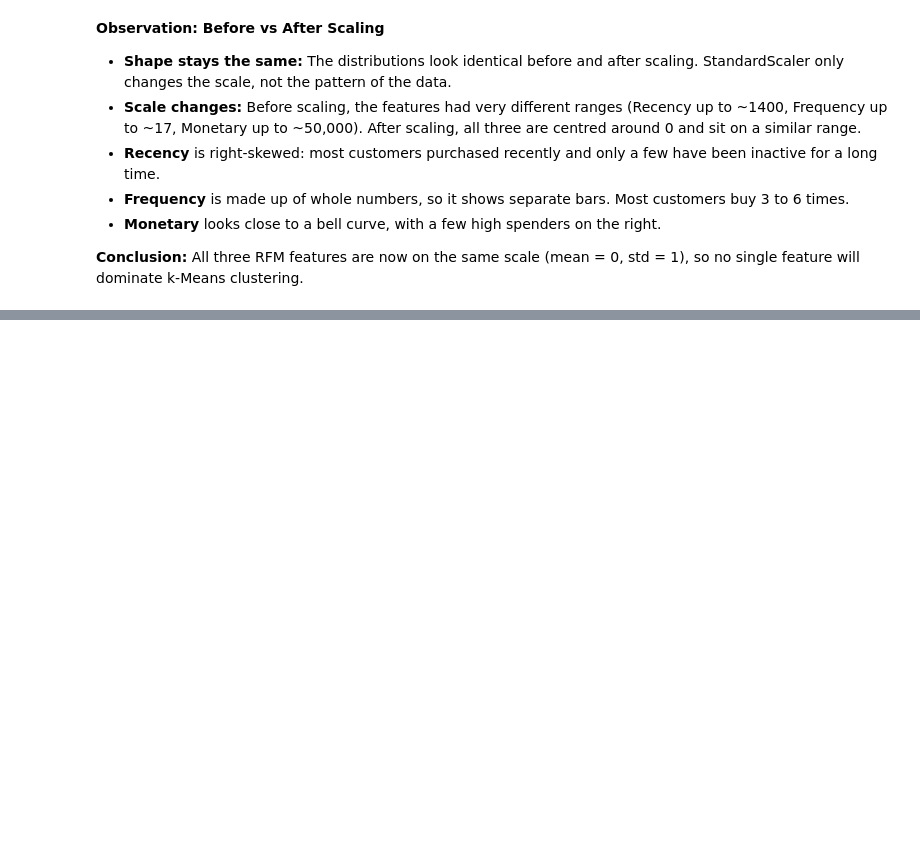
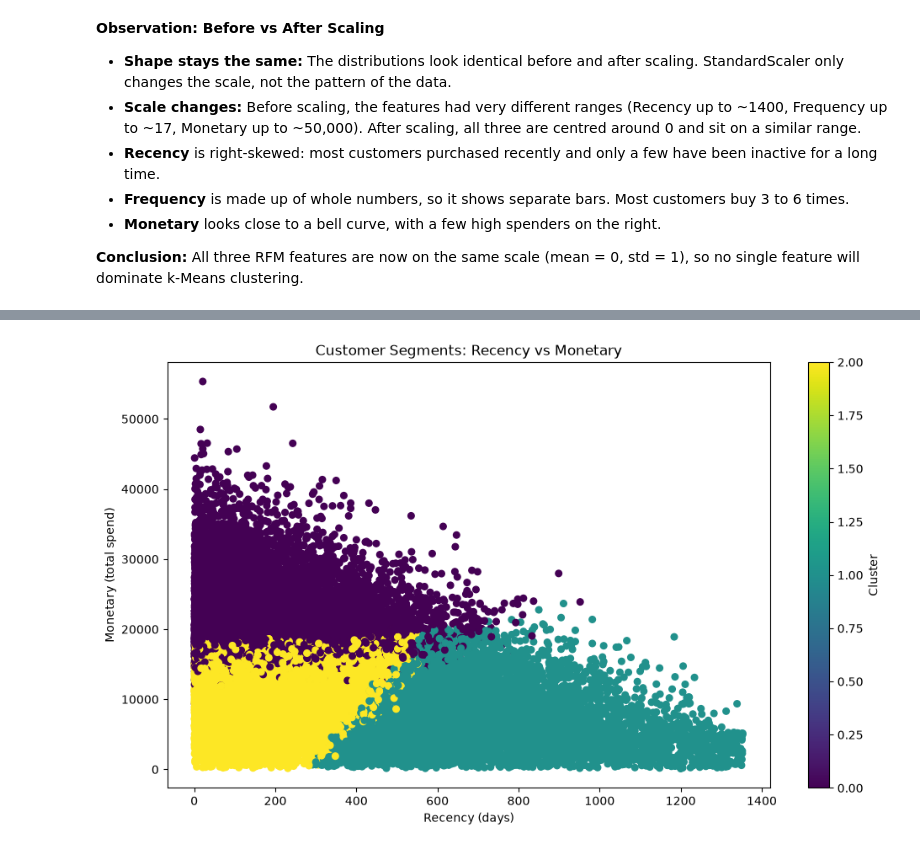
Before and after one commit to harshaslekar5968-crypto/OIBSIP, a Jupyter notebook: DataAnalystics-L1-E-Commerce Customer Data/Customer_Segmentation_RFM_analysis.ipynb, the cells around one changed output, grey strips where cells are left out. Drawn from its saved outputs; the diff is of its cells as text; code cells hidden in the pictures; blank space fills up the shorter version.

```diff
--- a/DataAnalystics-L1-E-Commerce Customer Data/Customer_Segmentation_RFM_analysis.ipynb
+++ b/DataAnalystics-L1-E-Commerce Customer Data/Customer_Segmentation_RFM_analysis.ipynb
@@ -298,0 +339,12 @@ so no single feature will dominate k-Means clustering.
+# %%
+# Scatter plot 2: Recency vs Monetary
+plt.figure(figsize=(10, 6))
+plt.scatter(rfm["Recency"], rfm["Monetary"], c=rfm["Cluster"], cmap="viridis", s=30)
+plt.title("Customer Segments: Recency vs Monetary")
+plt.xlabel("Recency (days)")
+plt.ylabel("Monetary (total spend)")
+plt.colorbar(label="Cluster")
+plt.tight_layout()
+plt.show()
+# %% [output]
+[figure, added]
```
Also changed, not shown: parts of 5 cells of this notebook.
